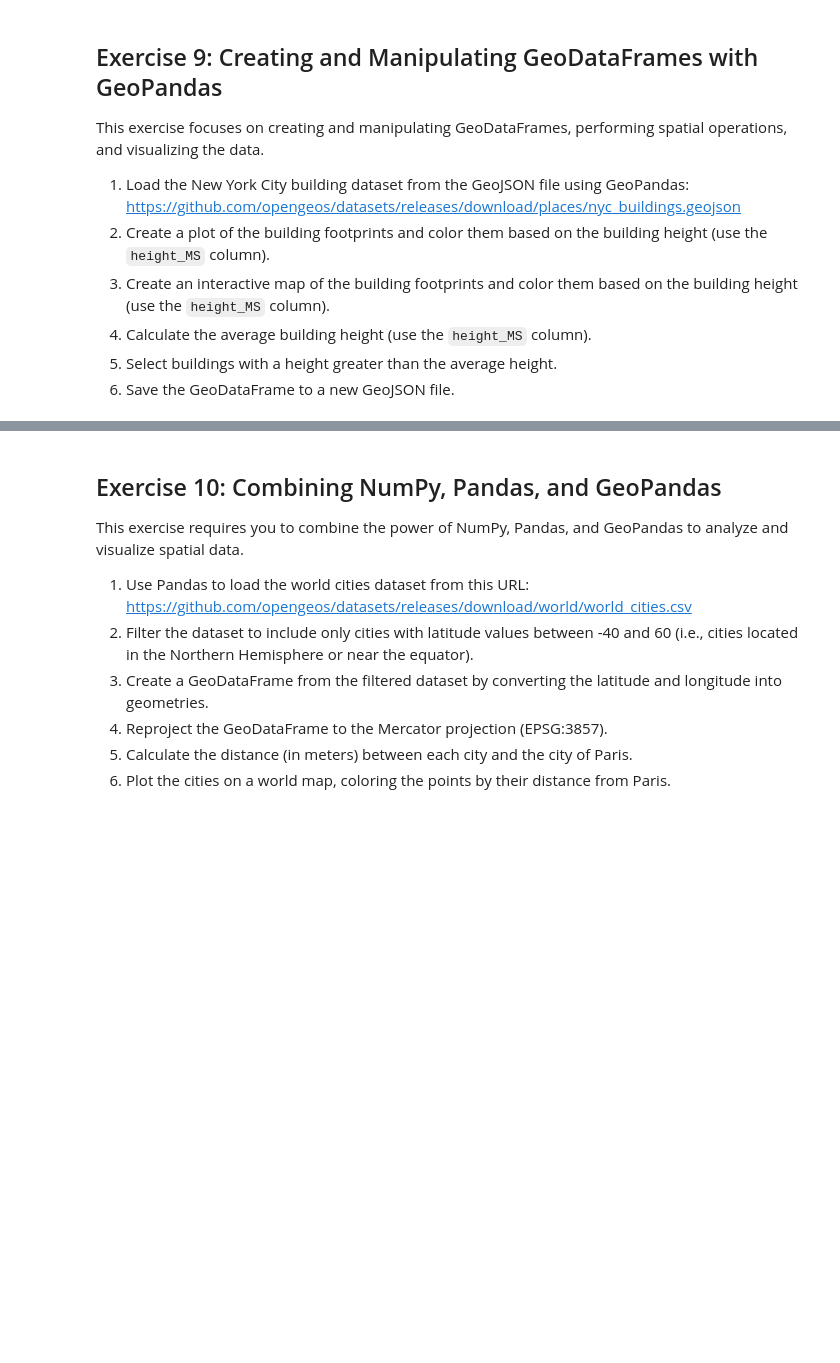
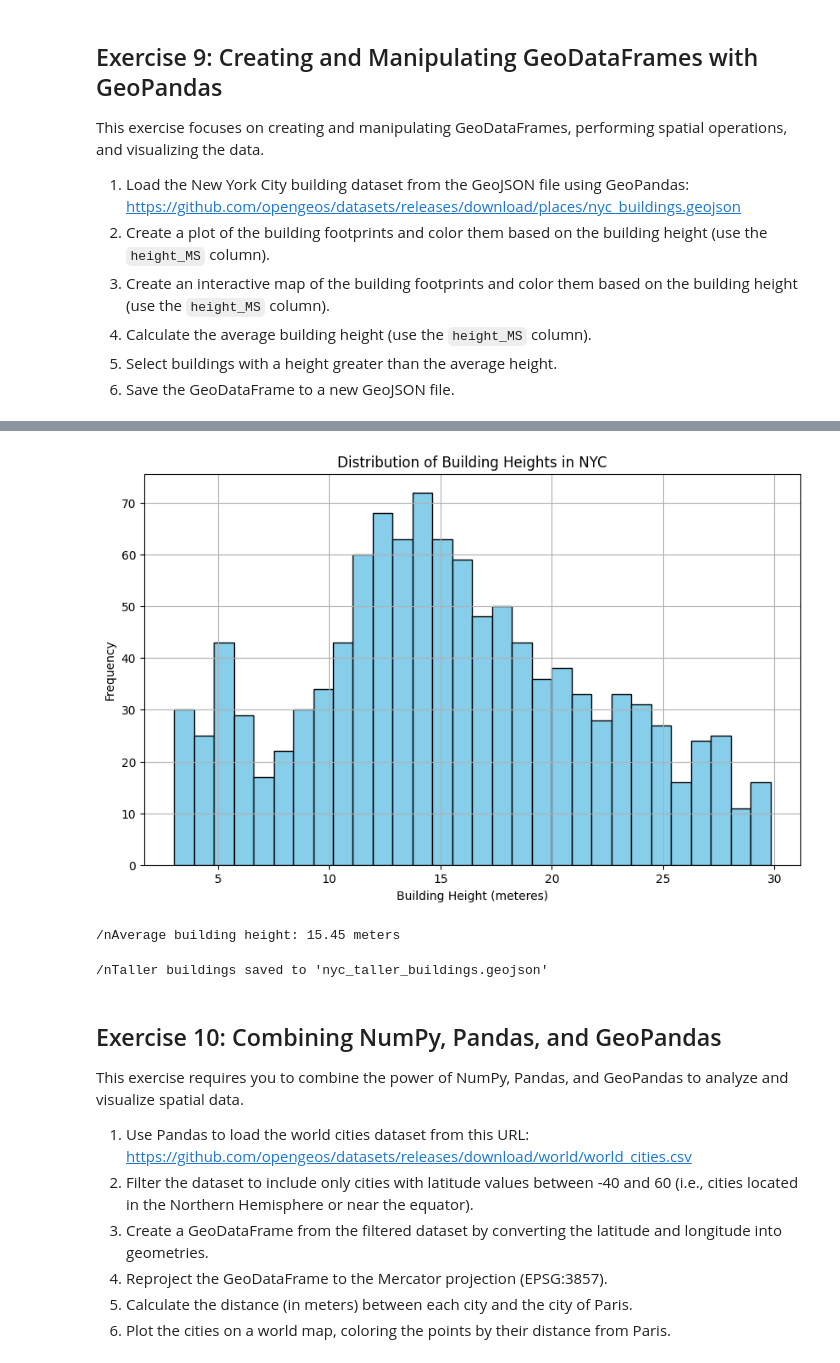
Before and after one commit to mercedes1996/geog-510, a Jupyter notebook: book/labs/lab_05.ipynb, the cells around one changed output, grey strips where cells are left out. Saved outputs shown, nothing was run; the diff lists cells and outputs as text; code cells hidden in the pictures; blank space fills up the shorter version.

```diff
--- a/book/labs/lab_05.ipynb
+++ b/book/labs/lab_05.ipynb
@@ -341,3 +484,29 @@ This exercise focuses on creating and manipulating GeoDataFrames, performing spa
+# %%
+url = "https://github.com/opengeos/datasets/releases/download/places/nyc_buildings.geojson"
+gdf = gpd.read_file(url)
+# %%
+df = pd.DataFrame(gdf.drop(columns="geometry"))
+# %%
+plt.figure(figsize=(10,6))
+df['height_MS'].plot(kind='hist',bins=30, color='skyblue', edgecolor='black')
+plt.xlabel("Building Height (meteres)")
+plt.ylabel("Frequency")
+plt.title("Distribution of Building Heights in NYC")
+plt.grid(True)
+plt.show()
+# %% [output]
+[figure, added]
+# %%
+avg_height = df['height_MS'].mean()
+print(f"/nAverage building height: {avg_height:.2f} meters")
+# %% [output]
+/nAverage building height: 15.45 meters
+# %%
+output_file ="nyc_taller_buildings.geojson"
+taller_buildings = gdf[gdf['height_MS']>avg_height]
+print(f"/nTaller buildings saved to '{output_file}'")
+# %% [output]
+/nTaller buildings saved to 'nyc_taller_buildings.geojson'
 # %% [markdown]
 ## Exercise 10: Combining NumPy, Pandas, and GeoPandas
 
```
Also changed, not shown: parts of 16 cells of this notebook.
